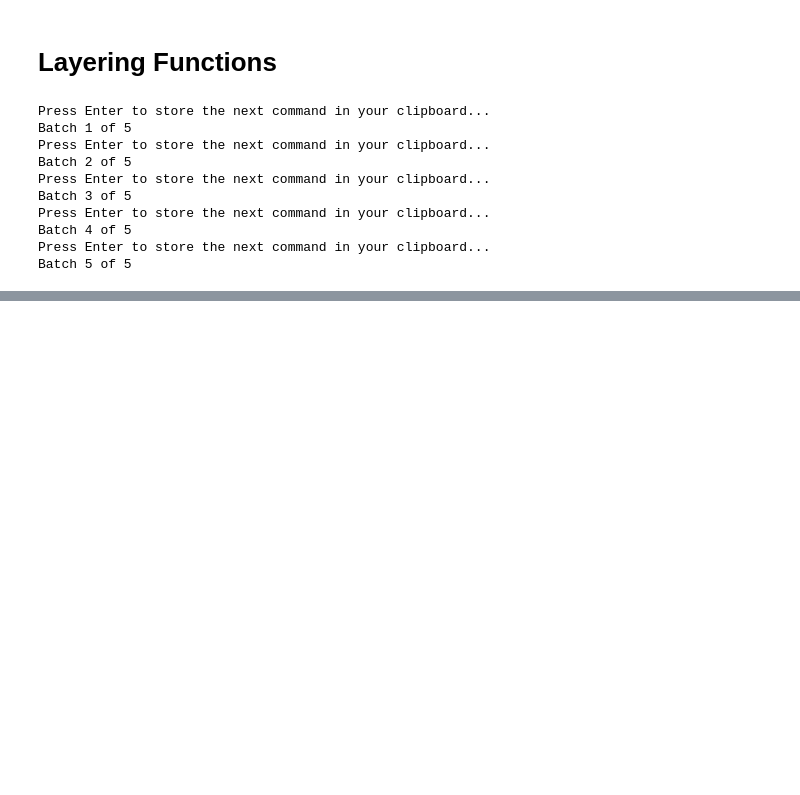
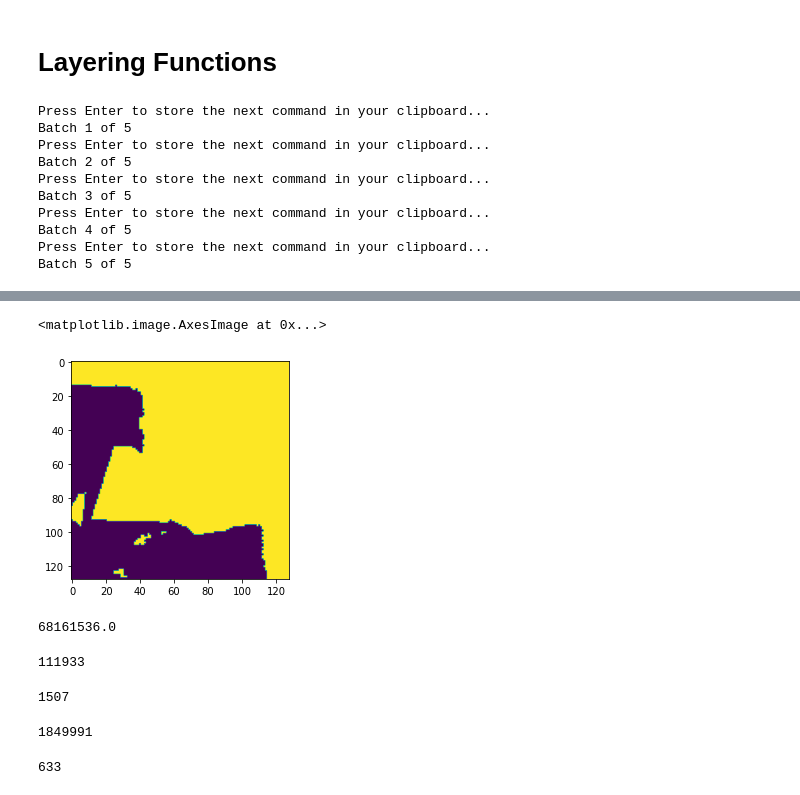
Before and after one commit to DavidResin/polycraft, a Jupyter notebook: heightmap/heightmap.ipynb, the cells around one changed output, grey strips where cells are left out. Saved outputs shown, nothing was run; the diff lists cells and outputs as text; code cells hidden in the pictures; blank space fills up the shorter version.

Commit message:
Improving tesseract computation

```diff
--- a/heightmap/heightmap.ipynb
+++ b/heightmap/heightmap.ipynb
@@ -850,0 +869,25 @@ Batch 5 of 5
+# %%
+plt.imshow(multilayer[..., 3])
+# %% [output]
+<matplotlib.image.AxesImage at 0x...>
+[figure, added]
+# %%
+(128 * 129 / 2) ** 2
+# %% [output]
+68161536.0
+# %%
+np.sum(gen_tesseract_opt(aggr > 0))
+# %% [output]
+111933
+# %%
+np.sum(gen_border(aggr > 0))
+# %% [output]
+1507
+# %%
+np.sum(gen_tesseract_opt(multilayer[..., 3]))
+# %% [output]
+1849991
+# %%
+np.sum(gen_border(multilayer[..., 3]))
+# %% [output]
+633
```
Also changed, not shown: parts of 27 cells of this notebook.
